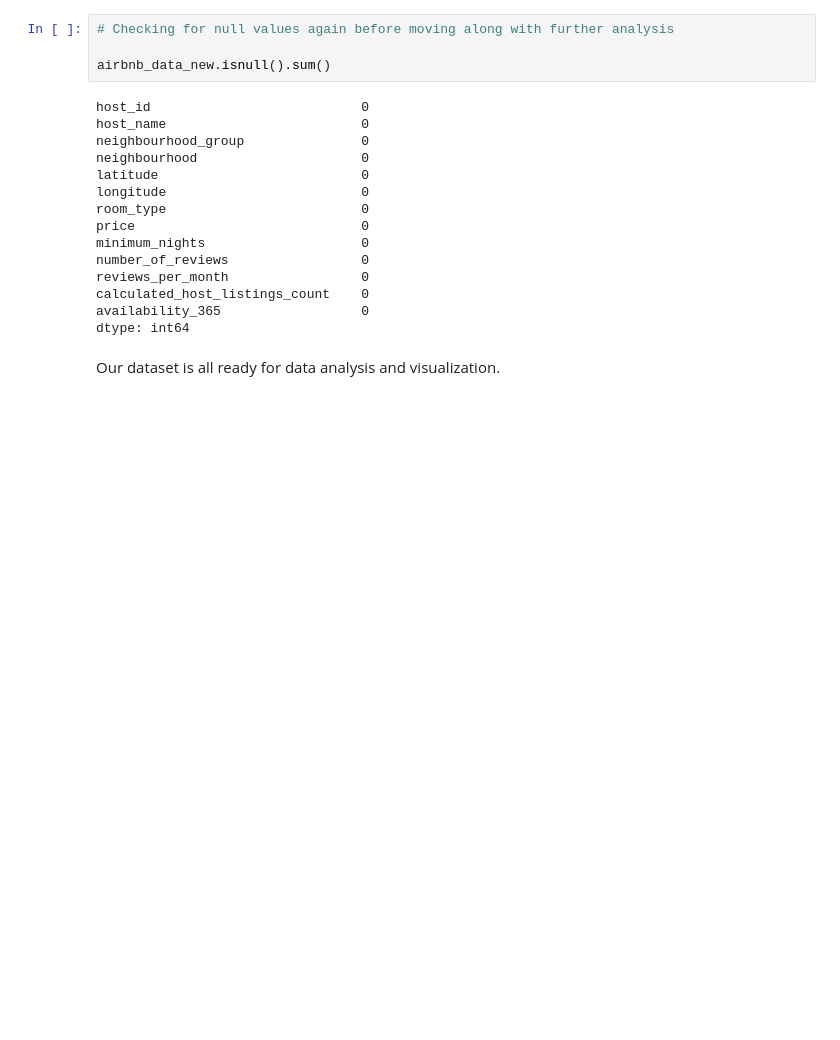
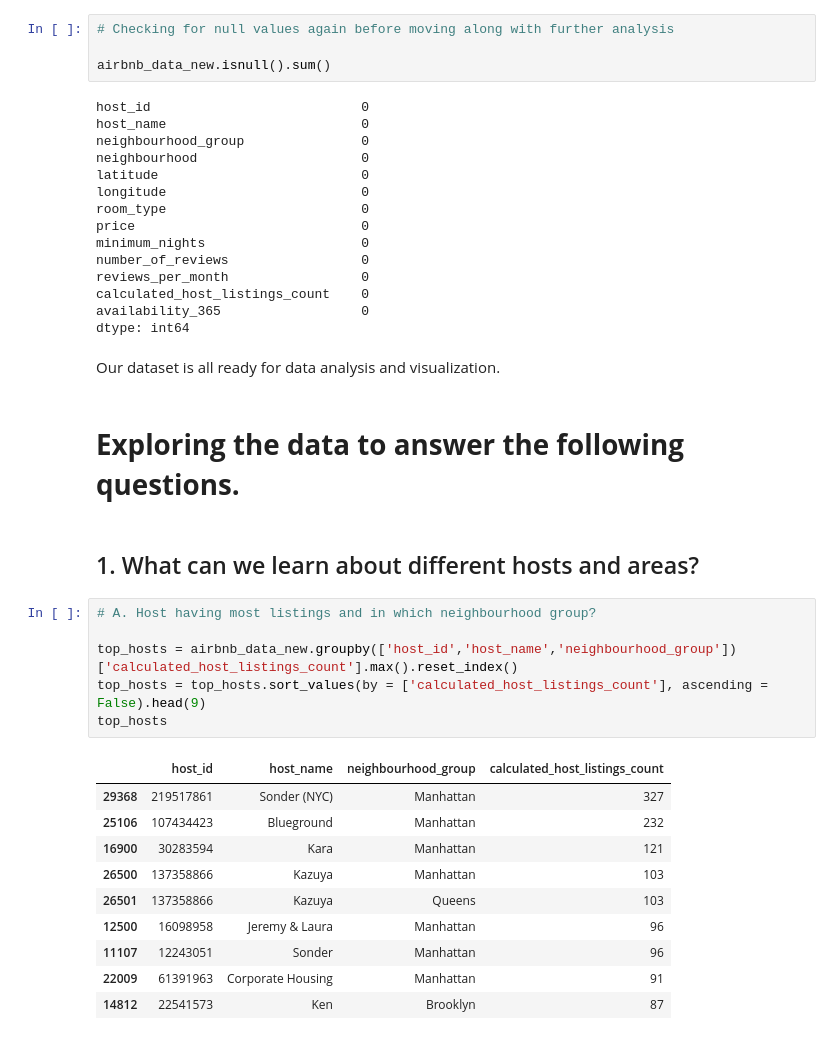
Before and after one commit to Rajat-Sri/Capstone-1-EDA-on-Airbnb-Dataset, a Jupyter notebook: Airbnb_Dataset_Analysis_Rajat_Srivastava_.ipynb, the cells around one changed output. Saved outputs shown, nothing was run; the diff lists cells and outputs as text; blank space fills up the shorter version.

```diff
--- a/Airbnb_Dataset_Analysis_Rajat_Srivastava_.ipynb
+++ b/Airbnb_Dataset_Analysis_Rajat_Srivastava_.ipynb
@@ -270,3 +270,24 @@ availability_365                  0
 dtype: int64
 # %% [markdown]
 Our dataset is all ready for data analysis and visualization.
+# %% [markdown]
+# **Exploring the data to answer the following questions.**
+# %% [markdown]
+## 1. What can we learn about different hosts and areas?
+# %%
+# A. Host having most listings and in which neighbourhood group?
+
+top_hosts = airbnb_data_new.groupby(['host_id','host_name','neighbourhood_group'])['calculated_host_listings_count'].max().reset_index()
+top_hosts = top_hosts.sort_values(by = ['calculated_host_listings_count'], ascending = False).head(9)
+top_hosts
+# %% [output]
+|  | host_id | host_name | neighbourhood_group | calculated_host_listings_count |
+| 29368 | 219517861 | Sonder (NYC) | Manhattan | 327 |
+| 25106 | 107434423 | Blueground | Manhattan | 232 |
+| 16900 | 30283594 | Kara | Manhattan | 121 |
+| 26500 | 137358866 | Kazuya | Manhattan | 103 |
+| 26501 | 137358866 | Kazuya | Queens | 103 |
+| 12500 | 16098958 | Jeremy & Laura | Manhattan | 96 |
+| 11107 | 12243051 | Sonder | Manhattan | 96 |
+| 22009 | 61391963 | Corporate Housing | Manhattan | 91 |
+| 14812 | 22541573 | Ken | Brooklyn | 87 |
```
Also changed, not shown: parts of 8 cells of this notebook.
